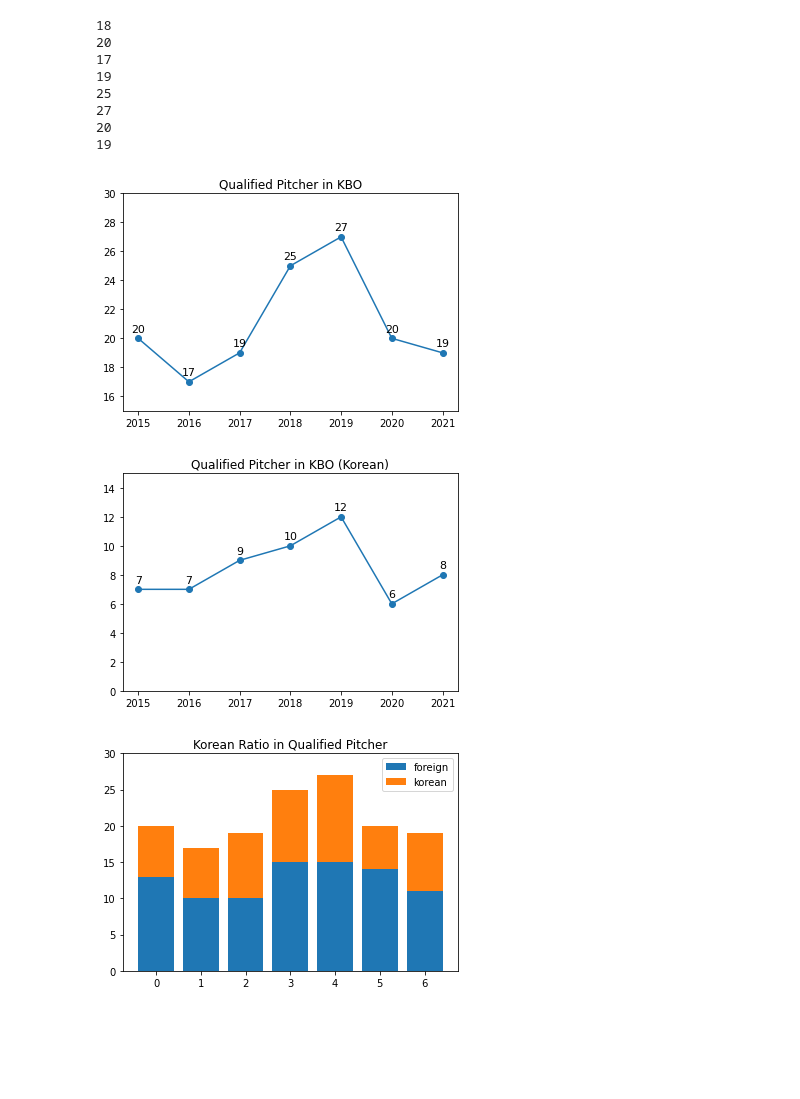
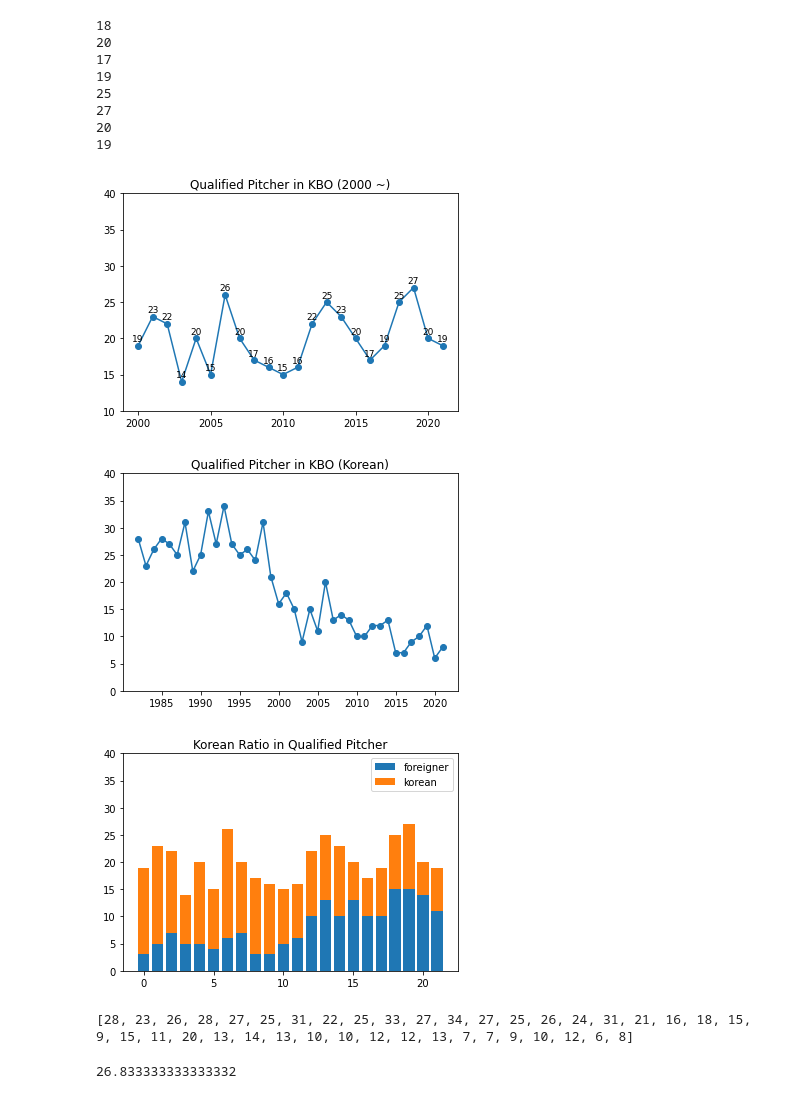
Before and after one commit to JeongMinHyeok/Baseball_simulator, a Jupyter notebook: Statiz_crawler.ipynb, the cells around one changed output. Saved outputs shown, nothing was run; the diff lists cells and outputs as text; code cells hidden in the pictures; blank space fills up the shorter version.

Commit message:
visualization

```diff
--- a/Statiz_crawler.ipynb
+++ b/Statiz_crawler.ipynb
@@ -395,43 +395,37 @@ for p in pitch_list:
 import matplotlib.pyplot as plt
 %matplotlib inline
 # %%
-x = [2015, 2016, 2017, 2018, 2019, 2020, 2021]
-y = [20, 17, 19, 25, 27, 20, 19]
+x = range(2000, 2022)
+y = qualified[18:]
 graph = plt.plot(x, y, marker='o')
-plt.ylim(15, 30)
-plt.title('Qualified Pitcher in KBO')
+plt.ylim(10, 40)
+plt.title('Qualified Pitcher in KBO (2000 ~)')
+# plt.figure(figsize=(10,6))
 
 for i in range(len(x)):
     height = y[i]
-    plt.text(x[i], height+0.3, '%.0f' %height, ha='center', va='bottom', size=11)
+    plt.text(x[i], height+0.3, '%.0f' %height, ha='center', va='bottom', size=9)
 
 plt.show()
 # %% [output]
-[figure, old version]
+[figure, new version]
 # %%
-x = [2015, 2016, 2017, 2018, 2019, 2020, 2021]
-y = [7, 7, 9, 10, 12, 6, 8]
+x = range(1982, 2022)
+y = korean
 graph = plt.plot(x, y, marker='o')
-plt.ylim(0, 15)
+plt.ylim(0, 40)
 plt.title('Qualified Pitcher in KBO (Korean)')
 
-for i in range(len(x)):
-    height = y[i]
-    plt.text(x[i], height+0.3, '%.0f' %height, ha='center', va='bottom', size=11)
-
 plt.show()
 # %% [output]
-[figure, old version]
+[figure, new version]
 # %%
-x = [2015, 2016, 2017, 2018, 2019, 2020, 2021]
-foreign = [13, 10, 10, 15, 15, 14, 11]
-korean = [7, 7, 9, 10, 12, 6, 8]
-bar = plt.bar(range(len(foreign)), foreign)
-bar = plt.bar(range(len(korean)), korean, bottom=foreign)
-plt.ylim(0, 30)
+bar = plt.bar(range(len(foreign[18:])), foreign[18:])
+bar = plt.bar(range(len(korean[18:])), korean[18:], bottom=foreign[18:])
+plt.ylim(0, 40)
 plt.title('Korean Ratio in Qualified Pitcher')
-plt.legend(['foreign', 'korean'])
+plt.legend(['foreigner', 'korean'])
 
 plt.show()
 # %% [output]
-[figure, old version]
+[figure, new version]
@@ -437,0 +442,10 @@ plt.show()
+# %%
+print(korean)
+# %% [output]
+[28, 23, 26, 28, 27, 25, 31, 22, 25, 33, 27, 34, 27, 25, 26, 24, 31, 21, 16, 18, 15, 9, 15, 11, 20, 13, 14, 13, 10, 10, 12, 12, 13, 7, 7, 9, 10, 12, 6, 8]
+# %%
+import numpy as np
+
+np.mean(qualified[:18])
+# %% [output]
+26.833333333333332
```
Also changed, not shown: parts of 3 cells of this notebook.
